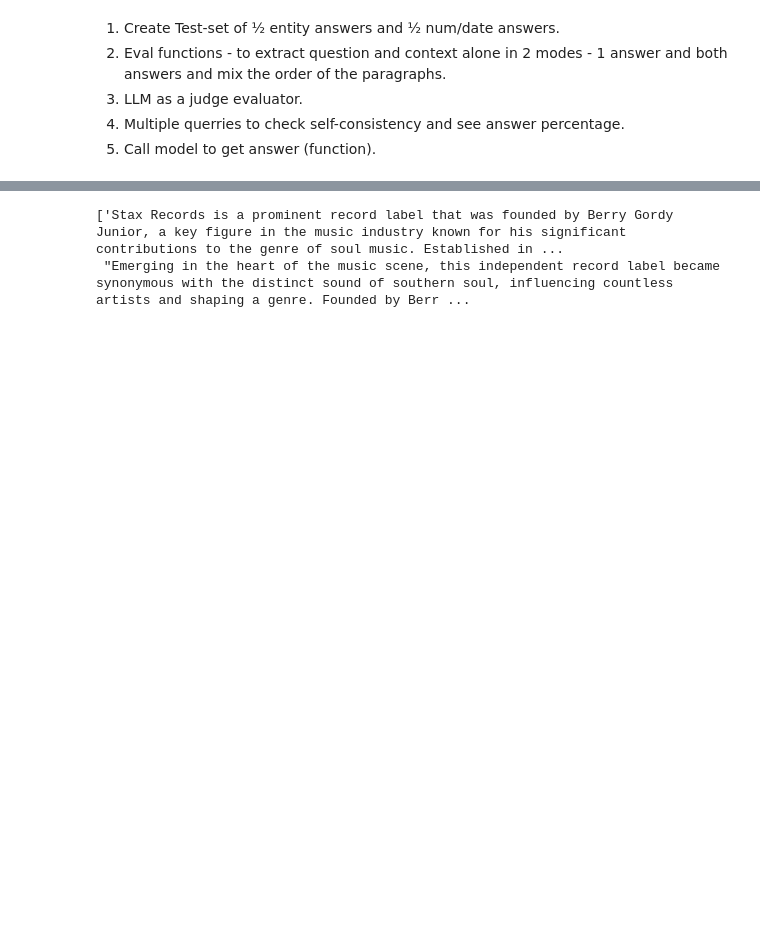
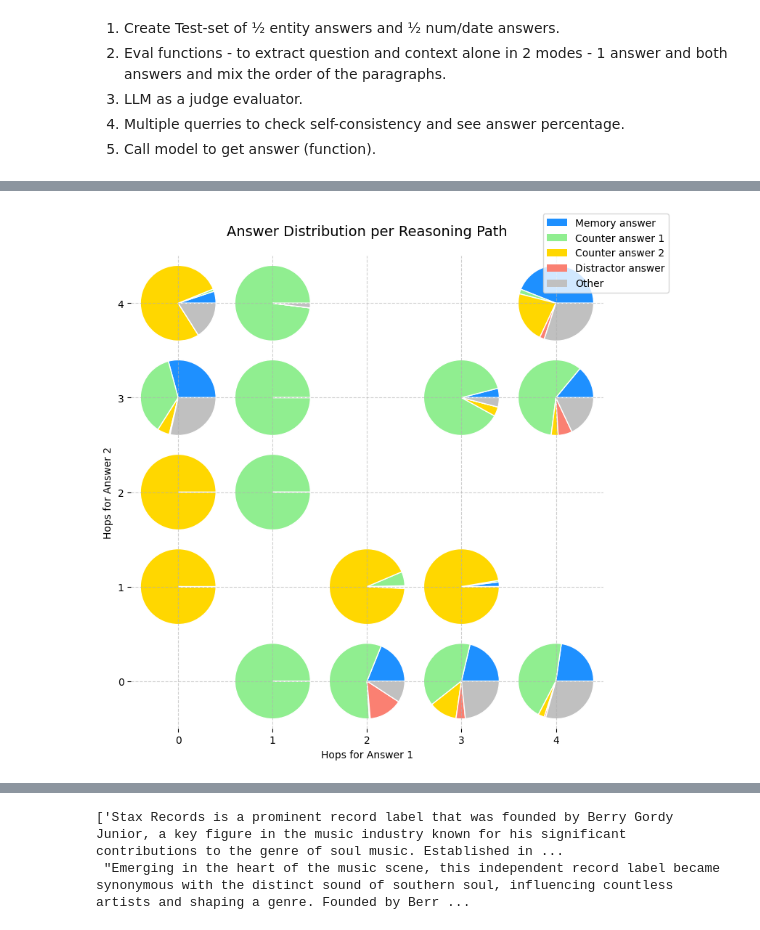
Before and after one commit to danielhk753/CLECK, a Jupyter notebook: notebooks/evaluation.ipynb, the cells around one changed output, grey strips where cells are left out. Drawn from its saved outputs; the diff is of its cells as text; code cells hidden in the pictures; blank space fills up the shorter version.

```diff
--- a/notebooks/evaluation.ipynb
+++ b/notebooks/evaluation.ipynb
@@ -25,5 +28,7 @@ def load_json(file_path):
 5.	Call model to get answer (function).
 # %%
 # get dataset:
-dataset_qa = load_json(f"{REPO_PATH}\data_files\knowledge_maze_qa.json")
-dataset_paragraphs = load_json(f"{REPO_PATH}\data_files\knowledge_maze_paragraphs.json")
+dataset_qa_ents = load_json(f"{REPO_PATH}\data_files\knowledge_maze_qa_ents.json")
+dataset_paragraphs_ents = load_json(f"{REPO_PATH}\data_files\knowledge_maze_paragraphs_ents.json")
+dataset_qa_nums = load_json(f"{REPO_PATH}\data_files\knowledge_maze_qa_nums.json")
+dataset_paragraphs_nums = load_json(f"{REPO_PATH}\data_files\knowledge_maze_paragraphs_nums.json")
@@ -29,0 +117,13 @@ dataset_paragraphs = load_json(f"{REPO_PATH}\data_files\knowledge_maze_paragraph
+# %%
+ent_dataset = get_dataset(dataset_qa_ents, dataset_paragraphs_ents)
+num_dataset = get_dataset(dataset_qa_nums, dataset_paragraphs_nums)
+# %%
+from knowledge_maze.evaluation.ask_llm import ask_llm, judge_answer
+res = []
+for sample in ent_dataset[:50]:
+    question = sample['Question']
+    context = sample['Context']
+    answer = sample['Answer']['Memory answer']
+    answers = await ask_llm(question, context, answer, num_retries=50)
+    summary_results = await judge_answer(answers, options=sample['Answer'])
+    res.append([sample['answer 1 length'], sample['answer 2 length'], summary_results])
@@ -29,0 +208,2 @@ dataset_paragraphs = load_json(f"{REPO_PATH}\data_files\knowledge_maze_paragraph
+# %%
+final_results = get_statistics(res)
@@ -29,0 +320,4 @@ dataset_paragraphs = load_json(f"{REPO_PATH}\data_files\knowledge_maze_paragraph
+# %%
+plot_pie_grid(final_results)
+# %% [output]
+[figure, added]
```
Also changed, not shown: parts of 18 cells of this notebook, 7 other files.
